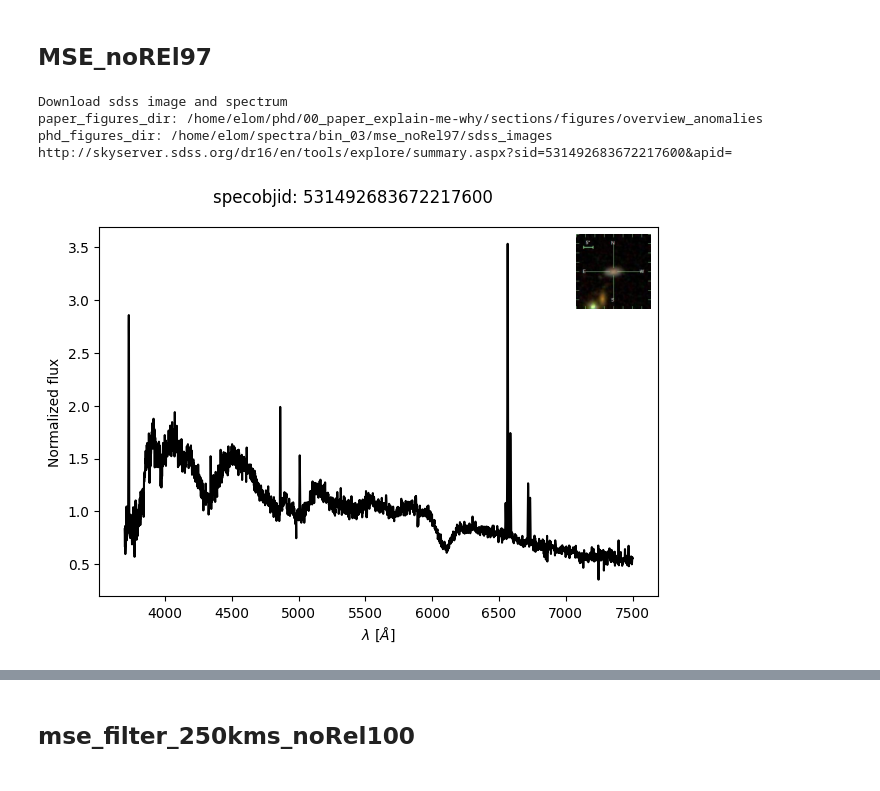
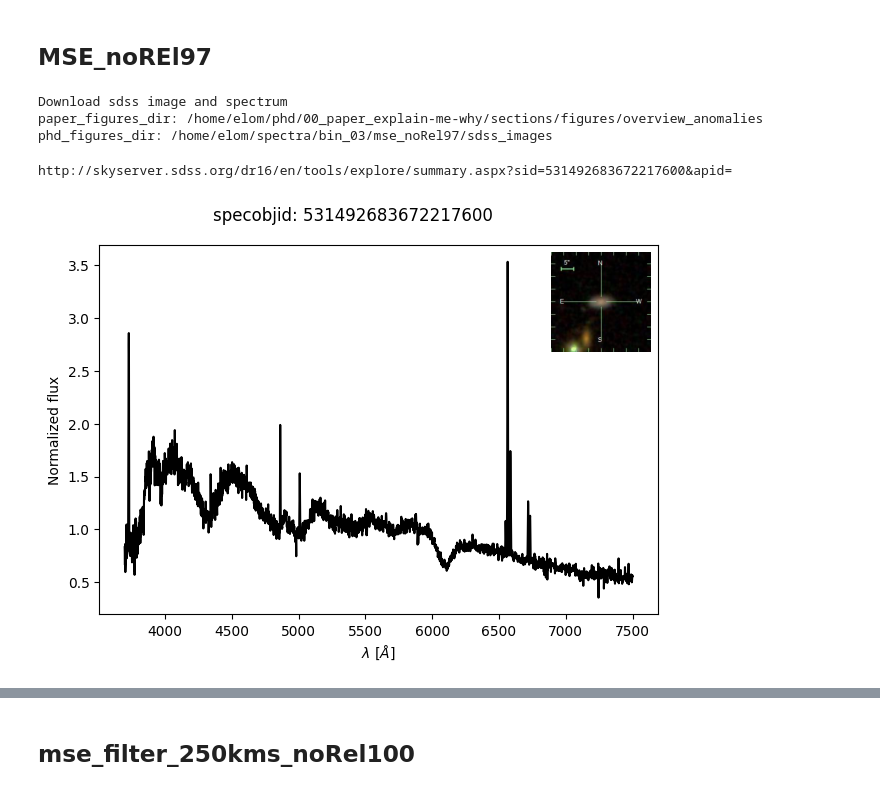
Before and after one commit to ed-ortizm/xai-astronomy, a Jupyter notebook: paper/results/01_scores_comparison.ipynb, the cells around one changed output, grey strips where cells are left out. Saved outputs shown, nothing was run; the diff lists cells and outputs as text; code cells hidden in the pictures.

```diff
--- a/paper/results/01_scores_comparison.ipynb
+++ b/paper/results/01_scores_comparison.ipynb
@@ -278,36 +278,36 @@ fig.suptitle(f"specobjid: {specobjid}")
 image_name = f"image_{specobjid}.jpeg"
 # Load the image
 img = mpimg.imread(f"{save_for_paper_to}/{image_name}")
 
 # Create inset in top-right corner of axs[0]
-width_height_image = 0.75
+width_height_image = 1
 
 axins = inset_axes(
     ax,
     width=width_height_image, height=width_height_image,
     bbox_to_anchor=(1, 1),
     bbox_transform=ax.transAxes,
     loc="upper right"
     )
 
 # Show image in the inset
 axins.imshow(img)
 axins.axis('off')  # Hide axis around the image
 fig.tight_layout()
 
 fig.savefig(
     f"{save_for_paper_to}/{specobjid}_{from_score}.pdf"
 )
 fig.savefig(
     f"{save_for_phd_to}/{specobjid}_{from_score}.pdf"
 )
 print(meta.get_sky_server_url(specobjid))
 # %% [output]
 Download sdss image and spectrum
 paper_figures_dir: /home/elom/phd/00_paper_explain-me-why/sections/figures/overview_anomalies
 phd_figures_dir: /home/elom/spectra/bin_03/mse_noRel97/sdss_images
-http://skyserver.sdss.org/dr16/en/tools/explore/summary.aspx?sid=531492683672217600&apid=
+http://skyserver.sdss.org/dr16/en/tools/explore/summary.aspx?sid=531492683672217600&apid=
-[figure, old version]
+[figure, new version]
 # %%
 anomalies_dict = {
     'metric': 'mse_noRel97',
```
Also changed, not shown: parts of 7 cells of this notebook, 2 other files.
